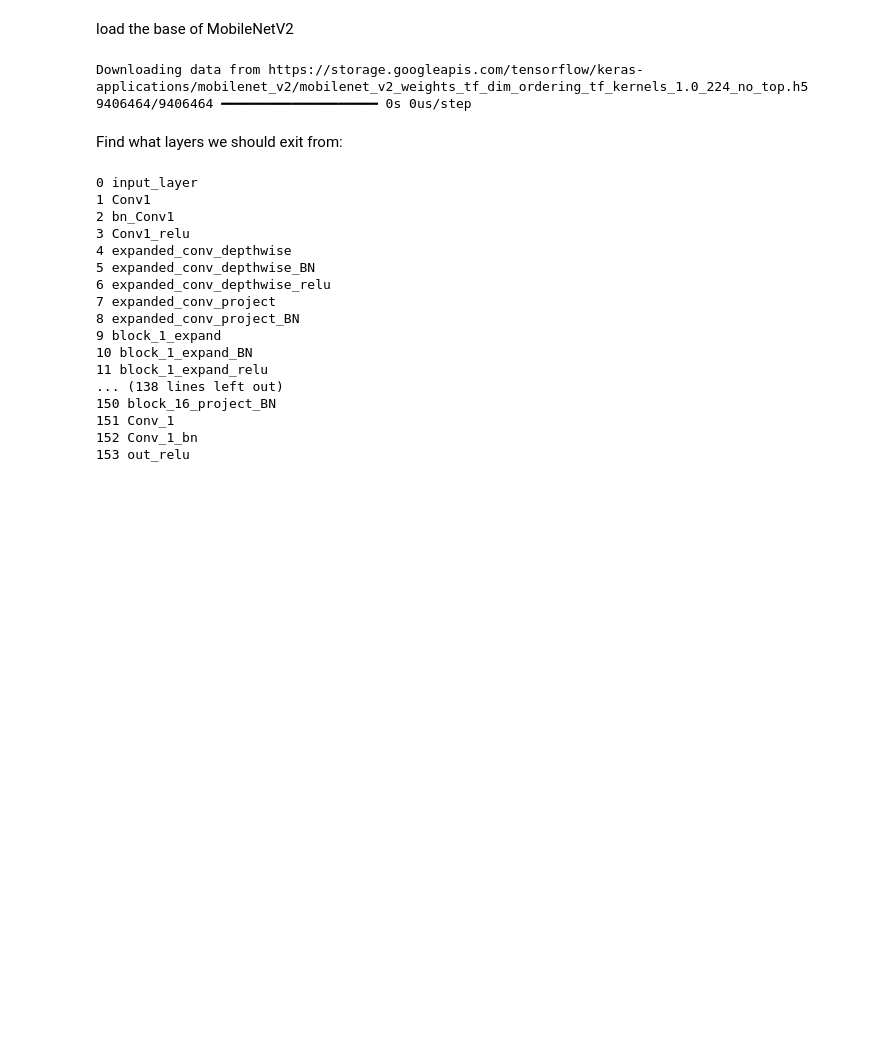
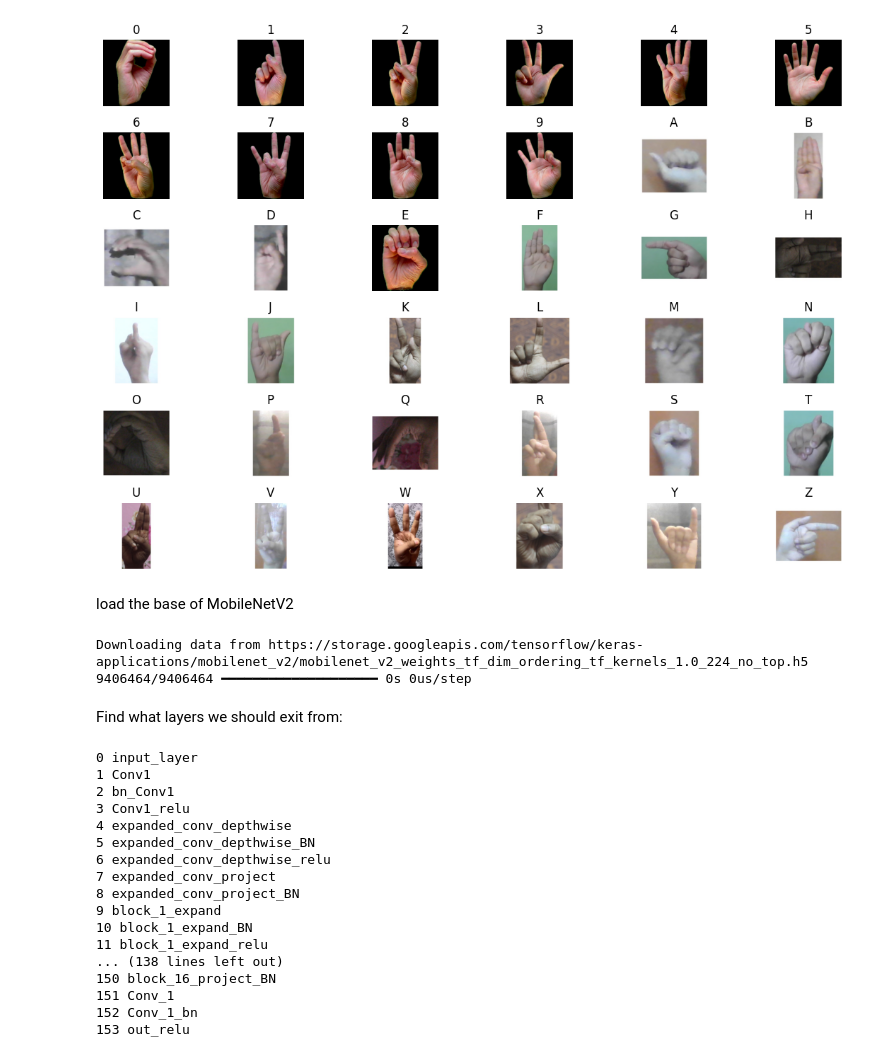
Before and after one commit to JenniferShearer/ENDG-511-Project-Repo, a Jupyter notebook: project_jenny.ipynb, the cells around one changed output. Drawn from its saved outputs; the diff is of its cells as text; code cells hidden in the pictures; blank space fills up the shorter version.

```diff
--- a/project_jenny.ipynb
+++ b/project_jenny.ipynb
@@ -2,0 +31,7 @@
+# %%
+import kagglehub
+
+# Download latest version
+path = kagglehub.dataset_download("ollioctopus/asl-dataset")
+
+print("Path to dataset files:", path)
@@ -3,3 +59,47 @@
+# %%
+import os
+import random
+import matplotlib.pyplot as plt
+from PIL import Image
+
+dataset_path = path+"/data"
+
+labels = sorted(os.listdir(dataset_path))
+valid_ext = (".jpg", ".jpeg", ".png")
+
+plt.figure(figsize=(12, 8))
+
+for i, label in enumerate(labels):
+    label_path = os.path.join(dataset_path, label)
+
+    if not os.path.isdir(label_path):
+        continue
+
+    # ✅ filter only image files
+    images = [
+        f for f in os.listdir(label_path)
+        if f.lower().endswith(valid_ext)
+        and os.path.isfile(os.path.join(label_path, f))
+    ]
+
+    # skip empty folders safely
+    if len(images) == 0:
+        continue
+
+    img_name = random.choice(images)
+    img_path = os.path.join(label_path, img_name)
+
+    img = Image.open(img_path)
+
+    plt.subplot(6, 6, i + 1)
+    plt.imshow(img)
+    plt.title(label.upper())
+    plt.axis("off")
+
+plt.tight_layout()
+plt.show()
+# %% [output]
+[figure, added]
 # %%
 from tensorflow.keras.applications import MobileNetV2
 from tensorflow.keras import layers, Model
```
Also changed, not shown: parts of 6 cells of this notebook.
